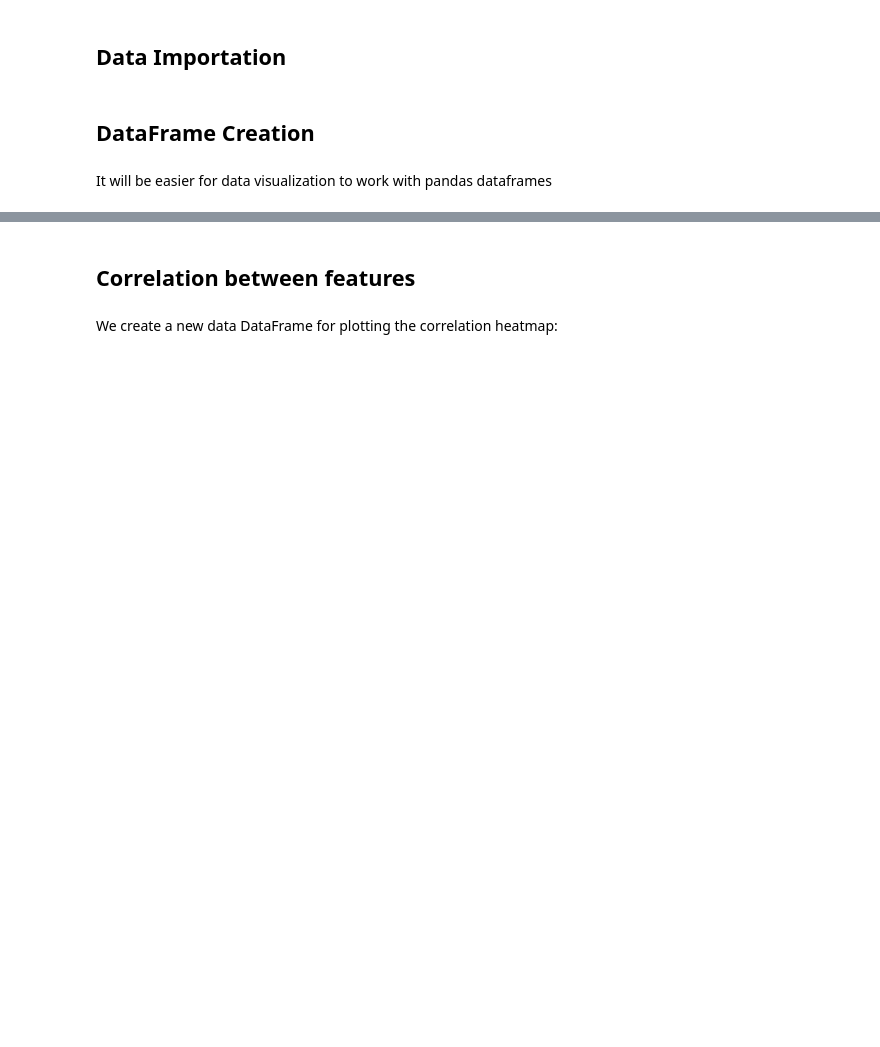
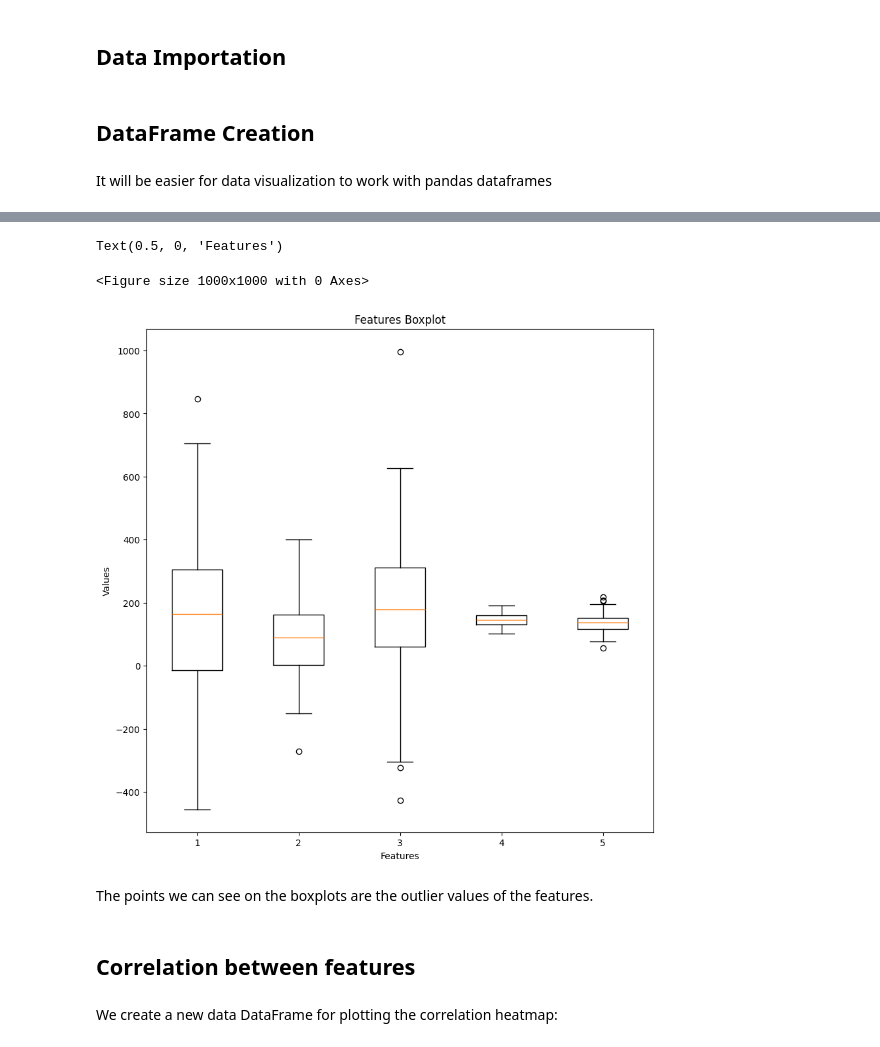
Before and after one commit to Seb65789/Lisboa-Machine-Learning-Project, a Jupyter notebook: linear_regression.ipynb, the cells around one changed output, grey strips where cells are left out. Cells and saved outputs as stored; diff of their text form; code cells hidden in the pictures; blank space fills up the shorter version.

```diff
--- a/linear_regression.ipynb
+++ b/linear_regression.ipynb
@@ -51,3 +52,18 @@ plt.show()
+# %%
+#boxplot of the features
+plt.figure(figsize=(10,10))
+# Boxplot of the features
+plt.figure(figsize=(10,10))
+plt.boxplot(X_train)
+plt.title('Features Boxplot')
+plt.ylabel('Values')
+plt.xlabel('Features')
+# %% [output]
+Text(0.5, 0, 'Features')
+<Figure size 1000x1000 with 0 Axes>
+[figure, added]
+# %% [markdown]
+The points we can see on the boxplots are the outlier values of the features.
 # %% [markdown]
 ## Correlation between features
 # %% [markdown]
```
Also changed, not shown: parts of 72 cells of this notebook.
